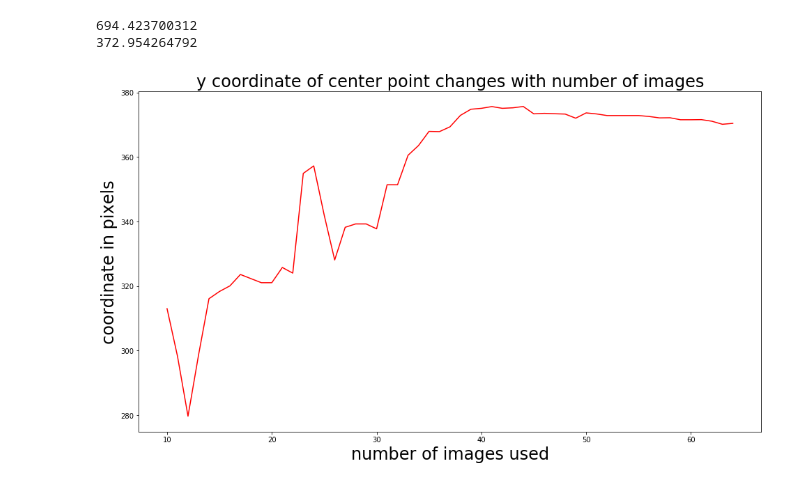
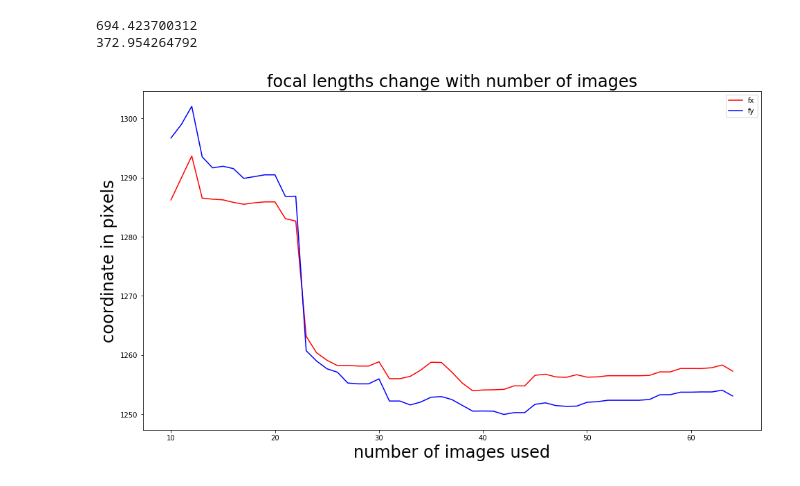
Before and after one commit to yaoyuan7/visual-localization, a Jupyter notebook: calibration/calibrate.ipynb, the cells around one changed output. Saved outputs shown, nothing was run; the diff lists cells and outputs as text; code cells hidden in the pictures.

```diff
--- a/calibration/calibrate.ipynb
+++ b/calibration/calibrate.ipynb
@@ -25,11 +25,13 @@ print(np.mean(cy[30:]))
 # %%
 x = list(range(10,65))
 plt.figure(figsize=(16,9))
-plt.plot(x,cy,'r')
-plt.title('y coordinate of center point changes with number of images', fontsize=24)
+plt.plot(x,fx,'r',label = 'fx')
+plt.plot(x,fy, 'b',label = 'fy')
+plt.title('focal lengths change with number of images', fontsize=24)
 plt.xlabel('number of images used', fontsize=24)
 plt.ylabel('coordinate in pixels', fontsize=24)
-plt.savefig('cy.jpg')
+plt.legend()
+plt.savefig('focal.jpg')
 plt.show()
 # %% [output]
-[figure, old version]
+[figure, new version]
```
Also changed, not shown: 4 other files.
